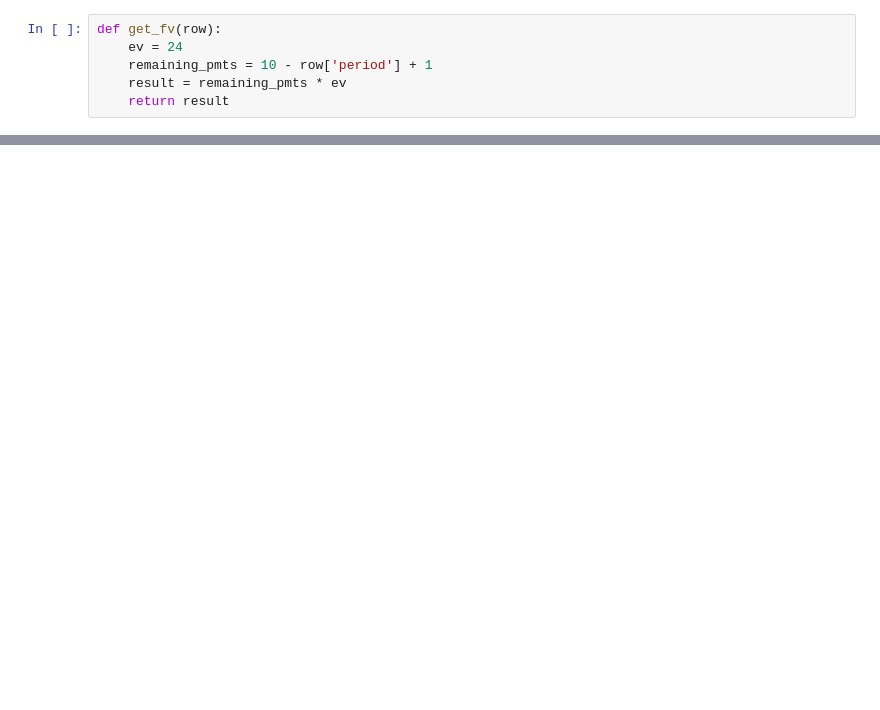
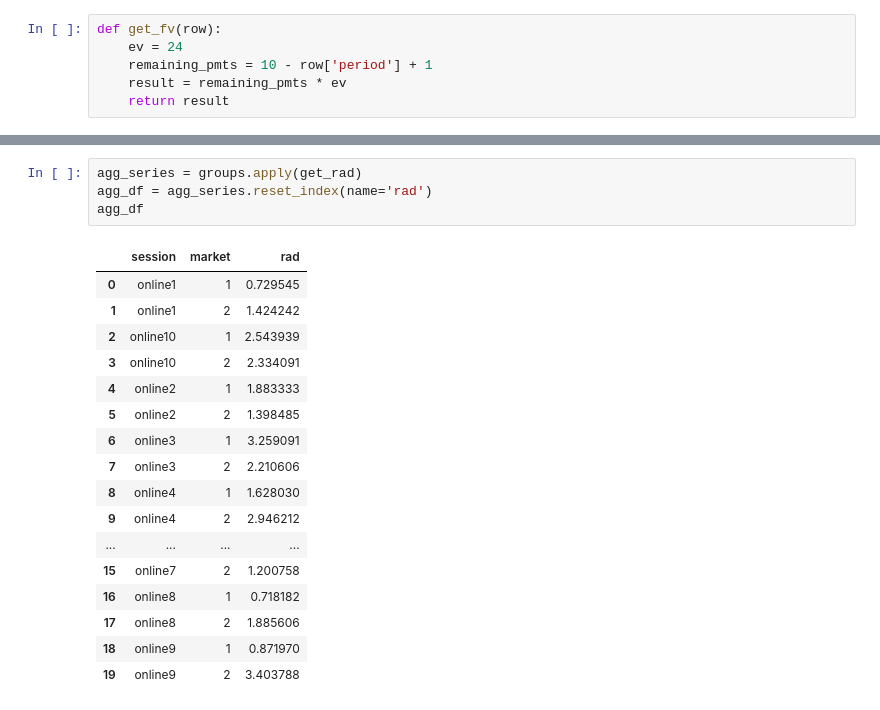
Before and after one commit to Max-Peng-Shen/HelloWorld, a Jupyter notebook: pandas_advanced.ipynb, the cells around one changed output, grey strips where cells are left out. Saved outputs shown, nothing was run; the diff lists cells and outputs as text; blank space fills up the shorter version.

```diff
--- a/pandas_advanced.ipynb
+++ b/pandas_advanced.ipynb
@@ -134,0 +171,22 @@ df
+# %%
+agg_series = groups.apply(get_rad)
+agg_df = agg_series.reset_index(name='rad')
+agg_df
+# %% [output]
+|  | session | market | rad |
+| 0 | online1 | 1 | 0.729545 |
+| 1 | online1 | 2 | 1.424242 |
+| 2 | online10 | 1 | 2.543939 |
+| 3 | online10 | 2 | 2.334091 |
+| 4 | online2 | 1 | 1.883333 |
+| 5 | online2 | 2 | 1.398485 |
+| 6 | online3 | 1 | 3.259091 |
+| 7 | online3 | 2 | 2.210606 |
+| 8 | online4 | 1 | 1.628030 |
+| 9 | online4 | 2 | 2.946212 |
+| ... | ... | ... | ... |
+| 15 | online7 | 2 | 1.200758 |
+| 16 | online8 | 1 | 0.718182 |
+| 17 | online8 | 2 | 1.885606 |
+| 18 | online9 | 1 | 0.871970 |
+| 19 | online9 | 2 | 3.403788 |
```
Also changed, not shown: parts of 13 cells of this notebook, 4 other files.
